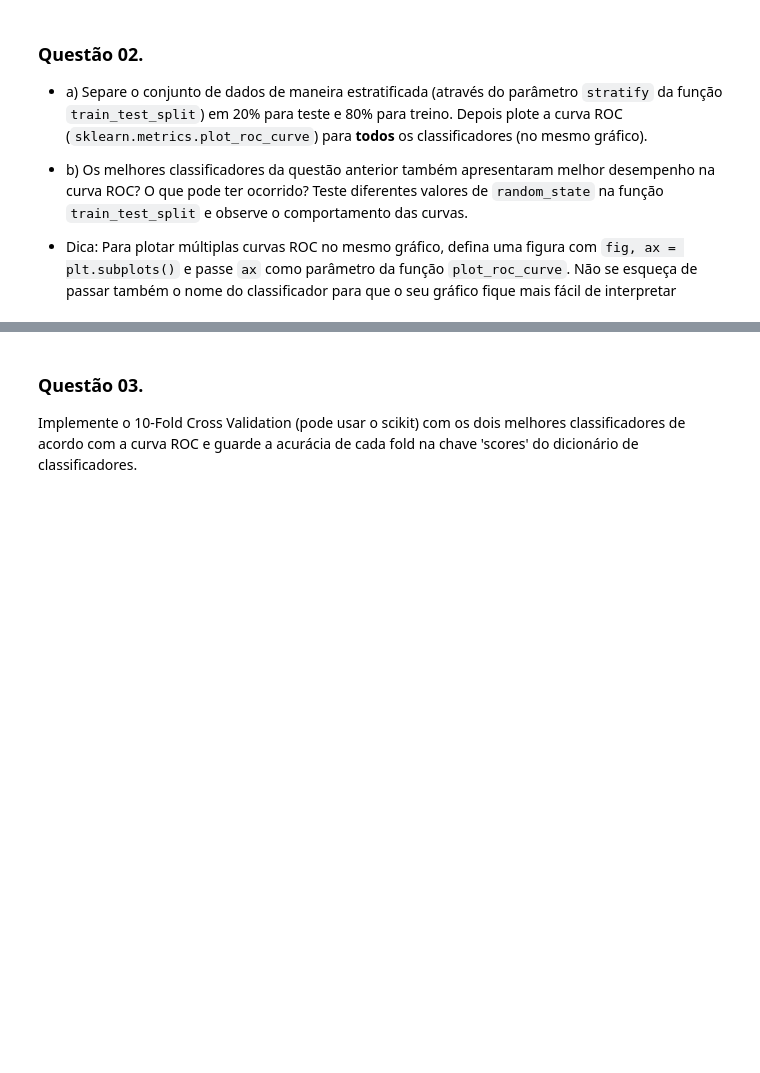
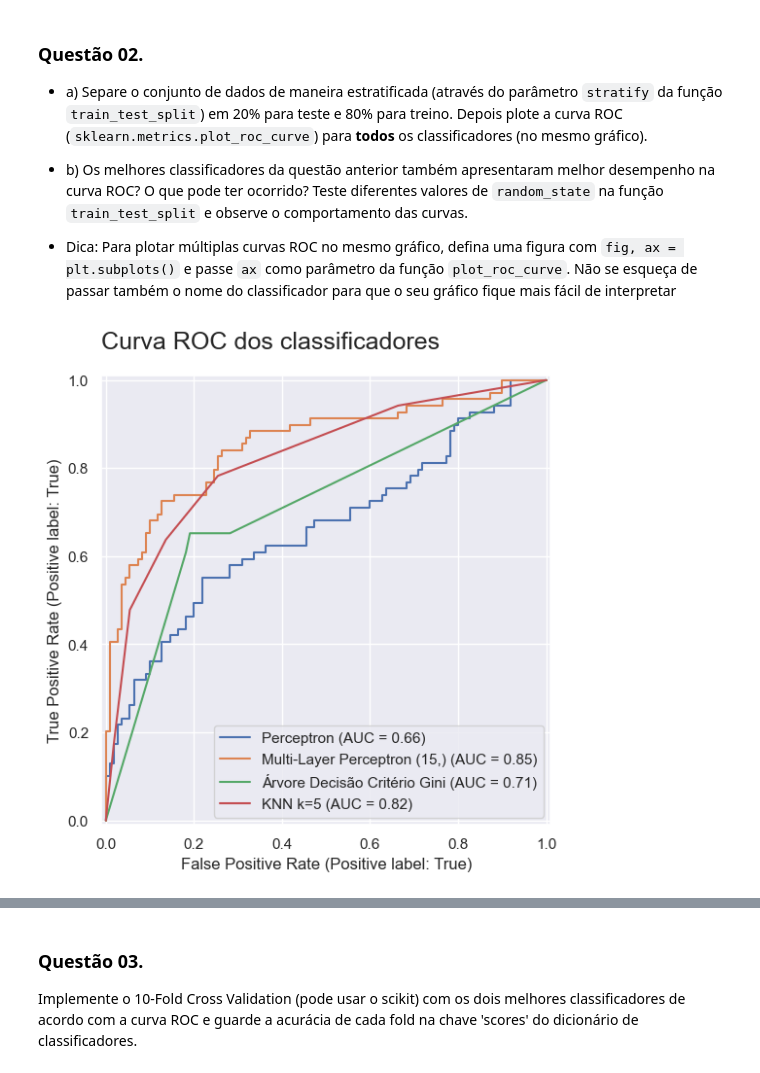
Before and after one commit to baiochi/SCC5871_Ver6_Turma3_2024, a Jupyter notebook: tasks/ex_3_Joao_Baiochi.ipynb, the cells around one changed output, grey strips where cells are left out. Cells and saved outputs as stored; diff of their text form; code cells hidden in the pictures; blank space fills up the shorter version.

```diff
--- a/tasks/ex_3_Joao_Baiochi.ipynb
+++ b/tasks/ex_3_Joao_Baiochi.ipynb
@@ -54,30 +170,35 @@ y = ...
+# %%
+from sklearn.model_selection import train_test_split
+
+# Separar conjunto e pré-processamento
+X = df_transf.drop(columns=[target]).copy()
+y = df_transf[target].copy()
+
+X_train, X_test, y_train, y_test = train_test_split(X, y, test_size=0.2, random_state=42, stratify=y)
 # %%
 from sklearn.neural_network import MLPClassifier
 from sklearn.linear_model import Perceptron
-from sklearn.svm import SVC
 from sklearn.tree import DecisionTreeClassifier
 from sklearn.neighbors import KNeighborsClassifier
-from sklearn import datasets, metrics
-import numpy as np
+from sklearn.metrics import RocCurveDisplay
 
 classificadores = {
-  "Perceptron" : {"modelo": Perceptron(), "scores": []},
-  "Multi-Layer Perceptron (15,)" : {"modelo": MLPClassifier(random_state=1, hidden_layer_sizes=(15,), max_iter=2000), "scores": []},
-  "Árvore Decisão Critério Gini" : {"modelo": DecisionTreeClassifier(criterion='gini'), "scores": []},
-  "KNN k=5" : {"modelo": KNeighborsClassifier(n_neighbors=5), "scores": []}
+    "Perceptron": {"modelo": Perceptron(), "scores": []},
+    "Multi-Layer Perceptron (15,)": {"modelo": MLPClassifier(random_state=1, hidden_layer_sizes=(15,), max_iter=2000),
+                                     "scores": []},
+    "Árvore Decisão Critério Gini": {"modelo": DecisionTreeClassifier(criterion='gini'), "scores": []},
+    "KNN k=5": {"modelo": KNeighborsClassifier(n_neighbors=5), "scores": []}
 }
 
-plt.rcParams['figure.figsize'] = [15, 10]
-fig, ax = plt.subplots()
-
-# separação de treino e teste
+_, ax = plt.subplots(figsize=(10, 6))
 
 for classificador_name in classificadores:
-  # seu código aqui
-  # Seu código aqui:
-  # 1) Preprocessamento
-  # 2) Fit
-  # 3) Predict
-  # 4) Avaliação com plot_roc_curve
+    classificador = classificadores[classificador_name]["modelo"]
+    classificador.fit(X_train, y_train)
+    classificadores[classificador_name]["scores"].append(classificador.score(X_test, y_test))
+    roc_display = RocCurveDisplay.from_estimator(classificador, X_test, y_test, ax=ax, name=classificador_name)
 
+plt.title('Curva ROC dos classificadores', loc='left', pad=20, size=18)
 plt.show()
+# %% [output]
+[figure, added]
```
Also changed, not shown: parts of 16 cells of this notebook, 1 other file.
